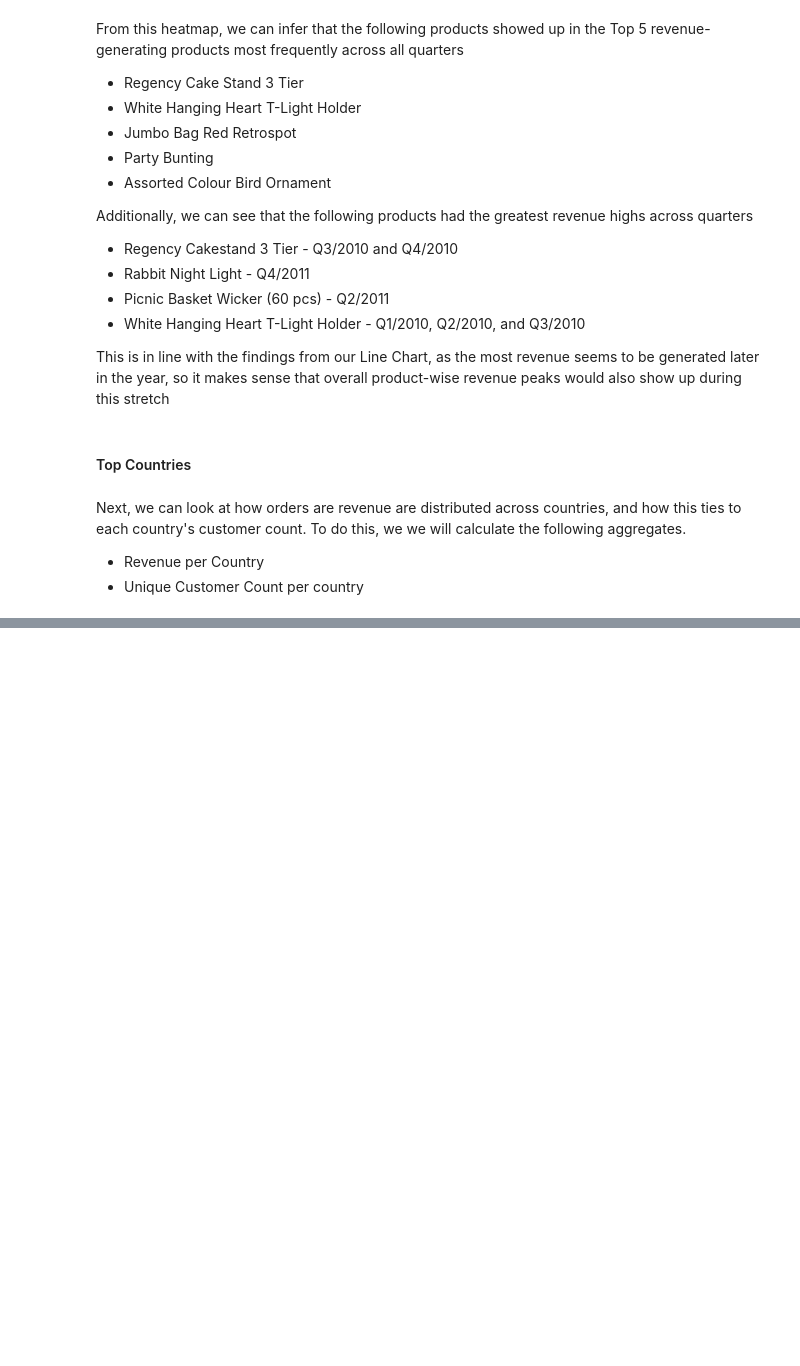
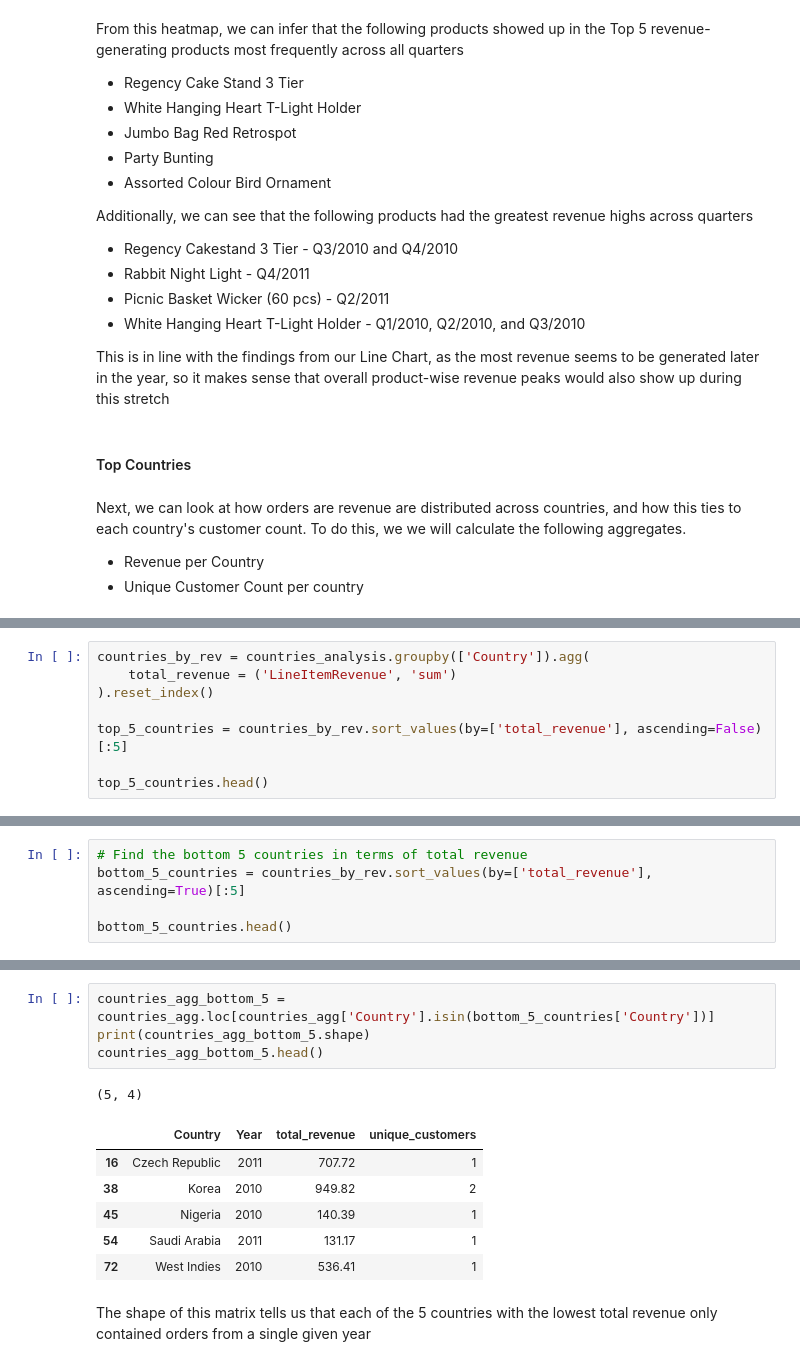
Before and after one commit to ahimranVT/retail-analytics-platform, a Jupyter notebook: notebooks/explore_transactions.ipynb, the cells around one changed output, grey strips where cells are left out. Saved outputs shown, nothing was run; the diff lists cells and outputs as text; blank space fills up the shorter version.

```diff
--- a/notebooks/explore_transactions.ipynb
+++ b/notebooks/explore_transactions.ipynb
@@ -280,0 +266,8 @@ top_performing_countries.head()
+# %%
+countries_by_rev = countries_analysis.groupby(['Country']).agg(
+    total_revenue = ('LineItemRevenue', 'sum')
+).reset_index()
+
+top_5_countries = countries_by_rev.sort_values(by=['total_revenue'], ascending=False)[:5]
+
+top_5_countries.head()
@@ -280,0 +342,5 @@ top_performing_countries.head()
+# %%
+# Find the bottom 5 countries in terms of total revenue
+bottom_5_countries = countries_by_rev.sort_values(by=['total_revenue'], ascending=True)[:5]
+
+bottom_5_countries.head()
@@ -280,0 +354,14 @@ top_performing_countries.head()
+# %%
+countries_agg_bottom_5 = countries_agg.loc[countries_agg['Country'].isin(bottom_5_countries['Country'])]
+print(countries_agg_bottom_5.shape)
+countries_agg_bottom_5.head()
+# %% [output]
+(5, 4)
+|  | Country | Year | total_revenue | unique_customers |
+| 16 | Czech Republic | 2011 | 707.72 | 1 |
+| 38 | Korea | 2010 | 949.82 | 2 |
+| 45 | Nigeria | 2010 | 140.39 | 1 |
+| 54 | Saudi Arabia | 2011 | 131.17 | 1 |
+| 72 | West Indies | 2010 | 536.41 | 1 |
+# %% [markdown]
+The shape of this matrix tells us that each of the 5 countries with the lowest total revenue only contained orders from a single given year
```
Also changed, not shown: parts of 9 cells of this notebook.
